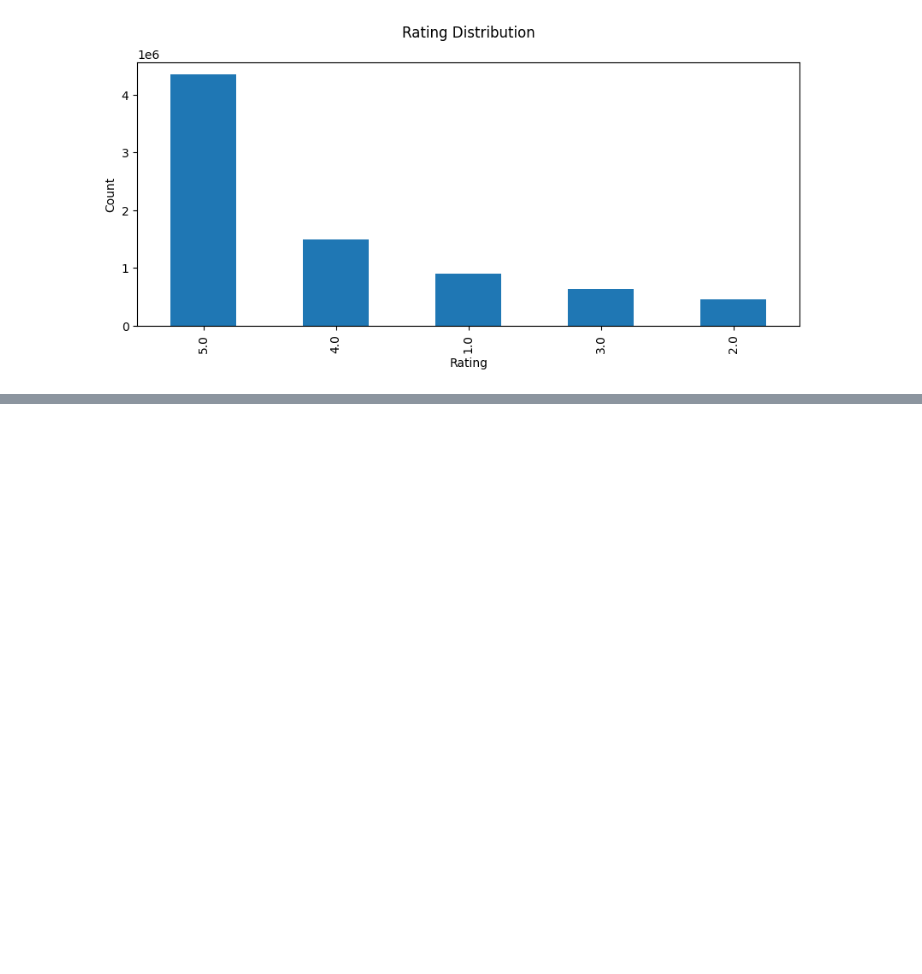
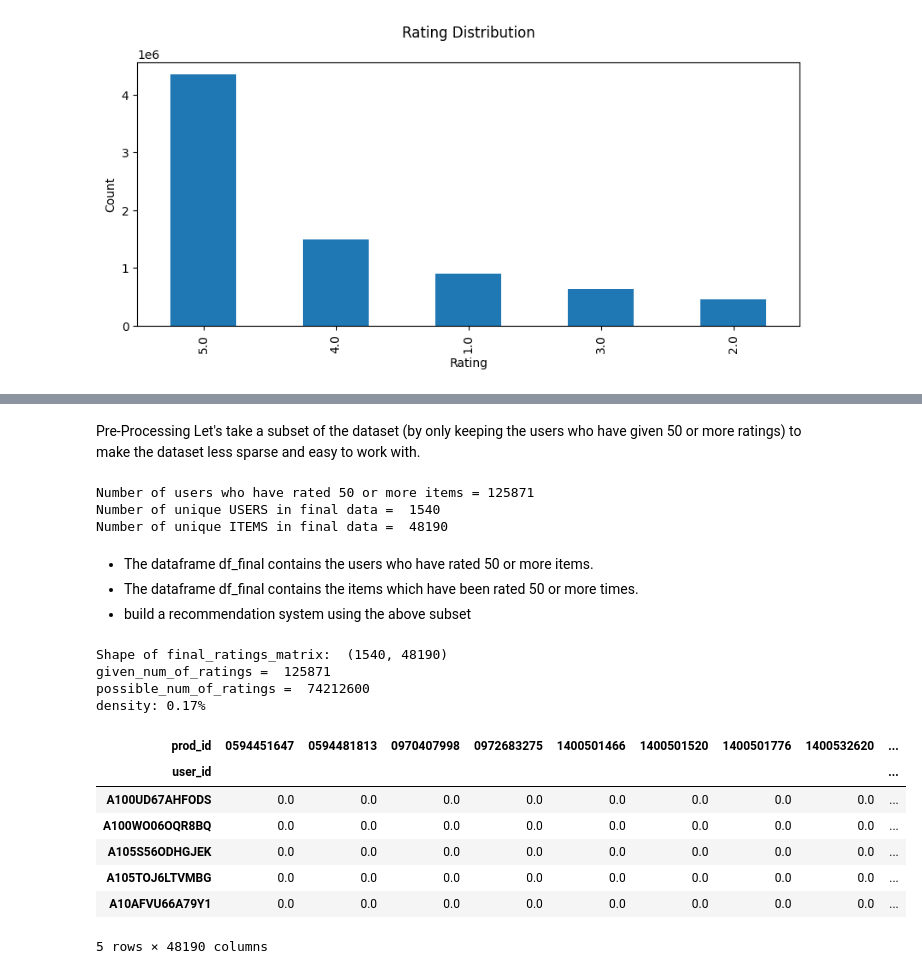
Before and after one commit to CIT-GDSC/data-science-field, a Jupyter notebook: productRecomendationSystem/system.ipynb, the cells around one changed output, grey strips where cells are left out. Cells and saved outputs as stored; diff of their text form; code cells hidden in the pictures; blank space fills up the shorter version.

```diff
--- a/productRecomendationSystem/system.ipynb
+++ b/productRecomendationSystem/system.ipynb
@@ -101,0 +129,3 @@ plt.show()
+# %% [markdown]
+Pre-Processing
+Let's take a subset of the dataset (by only keeping the users who have given 50 or more ratings) to make the dataset less sparse and easy to work with.
@@ -101,0 +135,45 @@ plt.show()
+# %%
+print('Number of users who have rated 50 or more items =', len(df_final))
+print('Number of unique USERS in final data = ', df_final['user_id'].nunique())
+print('Number of unique ITEMS in final data = ', df_final['prod_id'].nunique())
+# %% [output]
+Number of users who have rated 50 or more items = 125871
+Number of unique USERS in final data =  1540
+Number of unique ITEMS in final data =  48190
+# %% [markdown]
+- The dataframe df_final contains the users who have rated 50 or more items.
+- The dataframe df_final contains the items which have been rated 50 or more times.
+- build a recommendation system using the above subset
+# %%
+
+#Creating the interaction matrix of products and users based on ratings and replacing NaN value with 0
+final_ratings_matrix = df_final.pivot(index = 'user_id', columns ='prod_id', values = 'rating').fillna(0)
+print('Shape of final_ratings_matrix: ', final_ratings_matrix.shape)
+
+#Finding the number of non-zero entries in the interaction matrix
+given_num_of_ratings = np.count_nonzero(final_ratings_matrix)
+print('given_num_of_ratings = ', given_num_of_ratings)
+
+#Finding the possible number of ratings as per the number of users and products
+possible_num_of_ratings = final_ratings_matrix.shape[0] * final_ratings_matrix.shape[1]
+print('possible_num_of_ratings = ', possible_num_of_ratings)
+
+#Density of ratings
+density = (given_num_of_ratings/possible_num_of_ratings)
+density *= 100
+print ('density: {:4.2f}%'.format(density))
+
+final_ratings_matrix.head()
+# %% [output]
+Shape of final_ratings_matrix:  (1540, 48190)
+given_num_of_ratings =  125871
+possible_num_of_ratings =  74212600
+density: 0.17%
+| prod_id | 0594451647 | 0594481813 | 0970407998 | 0972683275 | 1400501466 | 1400501520 | 1400501776 | 1400532620 | ... |
+| user_id |  |  |  |  |  |  |  |  | ... |
+| A100UD67AHFODS | 0.0 | 0.0 | 0.0 | 0.0 | 0.0 | 0.0 | 0.0 | 0.0 | ... |
+| A100WO06OQR8BQ | 0.0 | 0.0 | 0.0 | 0.0 | 0.0 | 0.0 | 0.0 | 0.0 | ... |
+| A105S56ODHGJEK | 0.0 | 0.0 | 0.0 | 0.0 | 0.0 | 0.0 | 0.0 | 0.0 | ... |
+| A105TOJ6LTVMBG | 0.0 | 0.0 | 0.0 | 0.0 | 0.0 | 0.0 | 0.0 | 0.0 | ... |
+| A10AFVU66A79Y1 | 0.0 | 0.0 | 0.0 | 0.0 | 0.0 | 0.0 | 0.0 | 0.0 | ... |
+5 rows × 48190 columns
```
Also changed, not shown: parts of 16 cells of this notebook, 1 other file.
